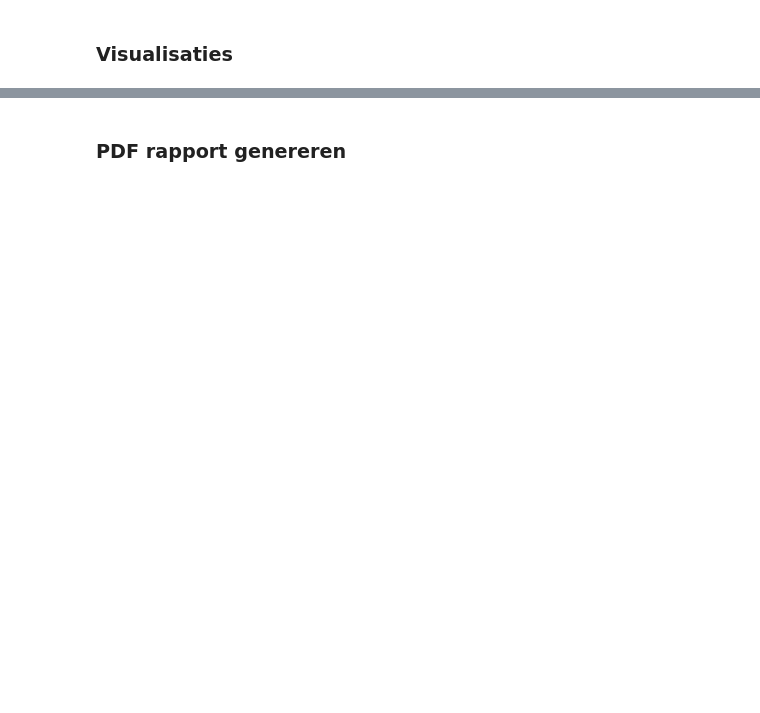
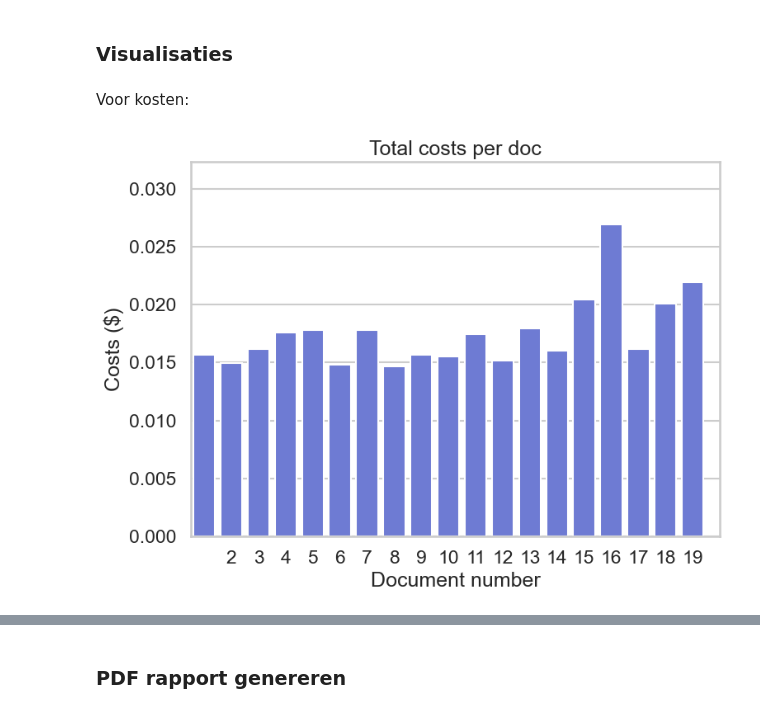
Before and after one commit to infonl/woo-hoo, a Jupyter notebook: scripts/benchmark/loading_data.ipynb, the cells around one changed output, grey strips where cells are left out. Drawn from its saved outputs; the diff is of its cells as text; code cells hidden in the pictures; blank space fills up the shorter version.

```diff
--- a/scripts/benchmark/loading_data.ipynb
+++ b/scripts/benchmark/loading_data.ipynb
@@ -512,0 +567,12 @@ benchmark_df
+# %%
+# huidige kosten voor Mistral Large 2411
+INPUT_PRICE = 2 / 1_000_000
+OUTPUT_PRICE = 6 / 1_000_000
+# %%
+# kosten toevoegen aan costs_df
+costs_df["cost_usd"] = (
+    costs_df["prompt_tokens"] * INPUT_PRICE +
+    costs_df["completion_tokens"] * OUTPUT_PRICE
+)
+
+costs_df["doc_number"] = costs_df.index + 1
@@ -584 +756,28 @@ import seaborn as sns
 sns.set_theme(style="whitegrid", context="talk")
+# %% [markdown]
+Voor kosten:
+# %%
+# overall score per document
+plt.figure(figsize=(8, 6))
+
+ax = sns.barplot(
+    x="doc_number",
+    y="cost_usd",
+    data=costs_df,
+    color="#5D6FE4"
+)
+
+plt.xticks(costs_df["doc_number"])
+plt.ylim(0, costs_df["cost_usd"].max() * 1.2)
+plt.xlabel("Document number")
+plt.ylabel("Costs ($)")
+plt.title("Total costs per doc")
+
+# for container in ax.containers:
+#     ax.bar_label(container, fmt="%.3f$", padding=4)
+
+plt.tight_layout()
+plt.savefig("costs_per_document.png")
+plt.show()
+# %% [output]
+[figure, added]
```
Also changed, not shown: parts of 33 cells of this notebook, 8 other files.
